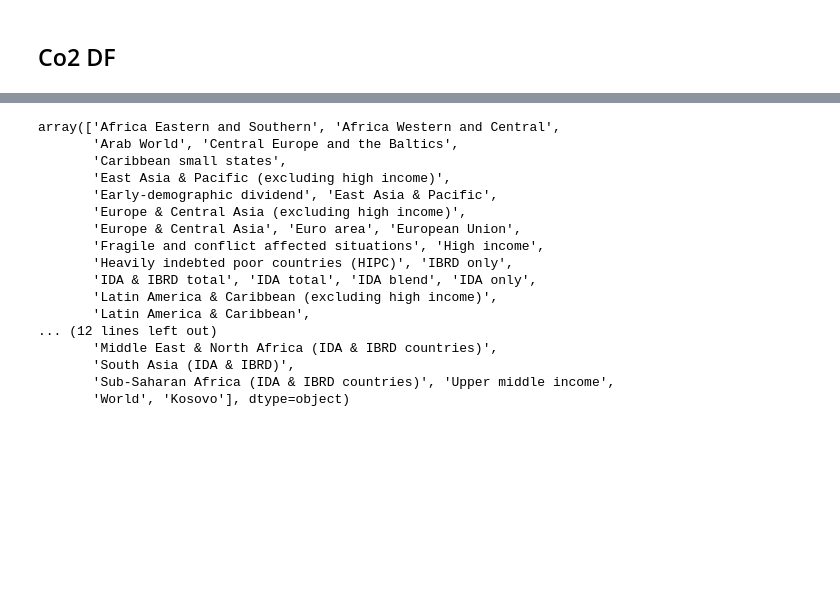
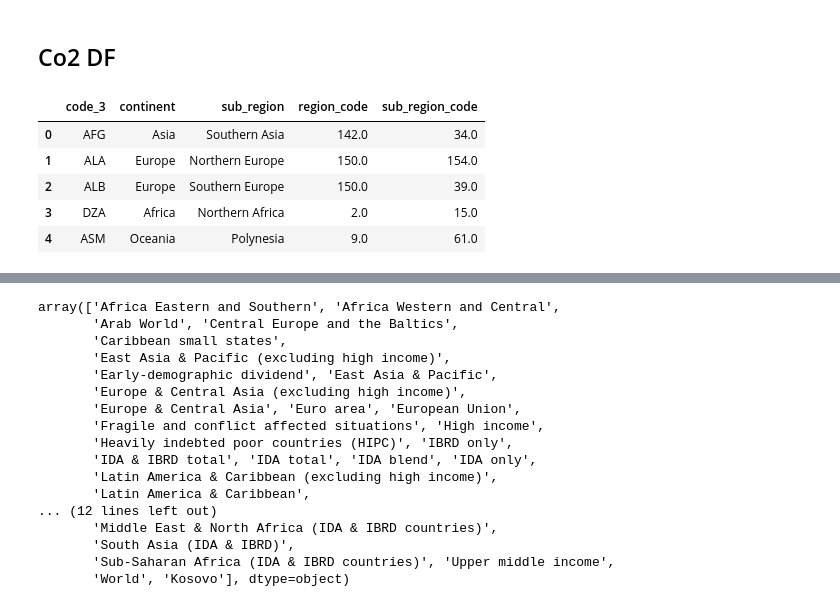
Before and after one commit to erdnuz/climate_lens, a Jupyter notebook: preprocessing.ipynb, the cells around one changed output, grey strips where cells are left out. Cells and saved outputs as stored; diff of their text form; code cells hidden in the pictures; blank space fills up the shorter version.

```diff
--- a/preprocessing.ipynb
+++ b/preprocessing.ipynb
@@ -25,4 +28,14 @@ df_aq2 = pd.read_csv(f"{path_aq2}/cleaned_interpolated_dataset.csv")
 # %%
 co2_countries = df_co2['country_code'].unique()
 pop_countries = df_pop['CCA3'].unique()
+# %%
+df_continents = df_continents.loc[:, ['code_3', 'continent', 'sub_region', 'region_code', 'sub_region_code']]
+df_continents.head()
+# %% [output]
+|  | code_3 | continent | sub_region | region_code | sub_region_code |
+| 0 | AFG | Asia | Southern Asia | 142.0 | 34.0 |
+| 1 | ALA | Europe | Northern Europe | 150.0 | 154.0 |
+| 2 | ALB | Europe | Southern Europe | 150.0 | 39.0 |
+| 3 | DZA | Africa | Northern Africa | 2.0 | 15.0 |
+| 4 | ASM | Oceania | Polynesia | 9.0 | 61.0 |
 # %%
```
Also changed, not shown: parts of 22 cells of this notebook, 4 other files.
